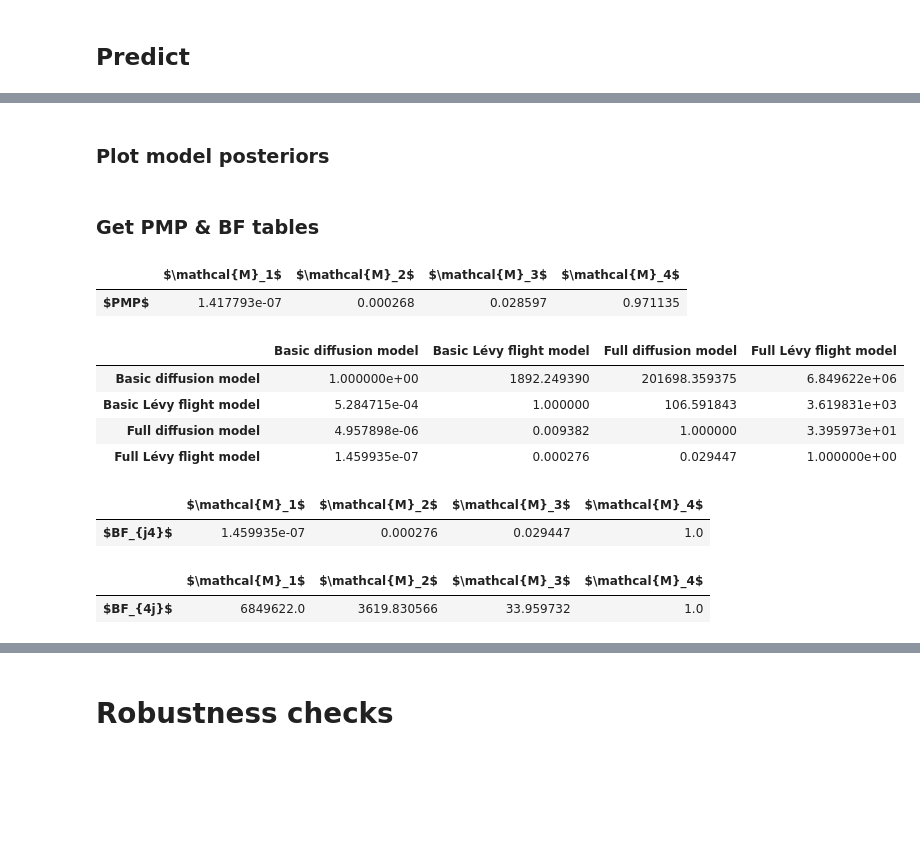
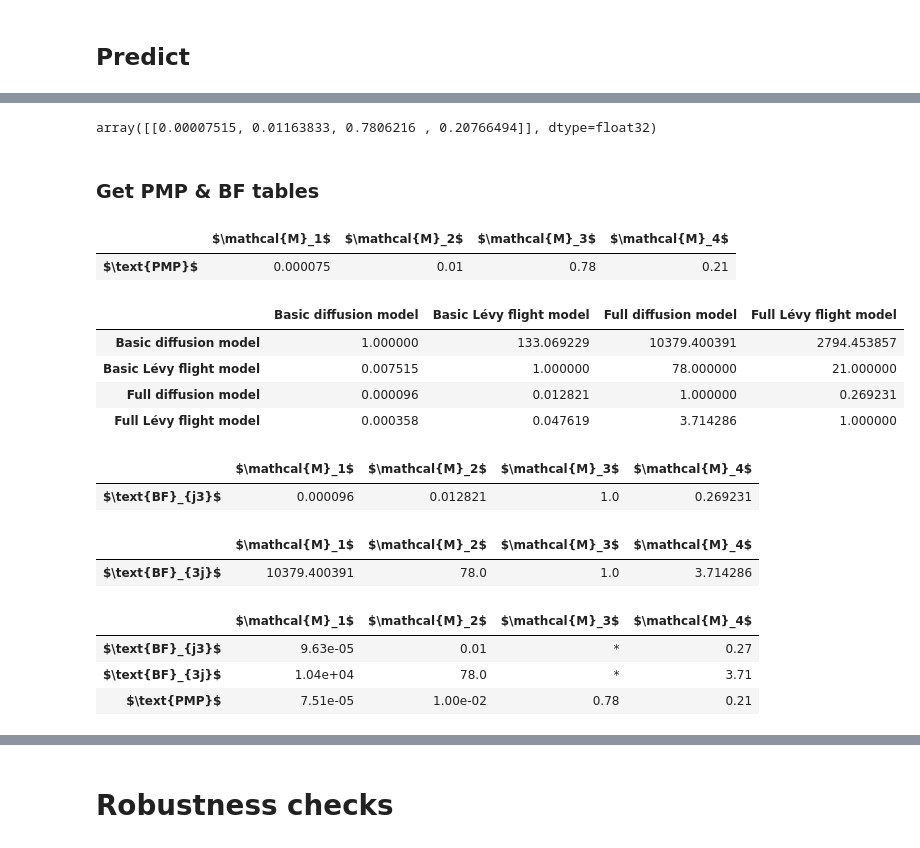
Before and after one commit to bayesflow-org/Hierarchical-Model-Comparison, a Jupyter notebook: notebooks/03_levy_flight_application/05_apply_networks.ipynb, the cells around one changed output, grey strips where cells are left out. Saved outputs shown, nothing was run; the diff lists cells and outputs as text; code cells hidden in the pictures; blank space fills up the shorter version.

```diff
--- a/notebooks/03_levy_flight_application/05_apply_networks.ipynb
+++ b/notebooks/03_levy_flight_application/05_apply_networks.ipynb
@@ -77,0 +47,12 @@ Networks loaded from c:\Users\lasse\documents\hierarchical_model_comparison_proj
+# %%
+summary_net, probability_net, amortizer = setup_network(
+    summary_net_settings=summary_meta_diffusion,
+    inference_net_settings=probability_meta_diffusion,
+    loss_fun=partial(bf.losses.log_loss, label_smoothing=None)
+)
+
+checkpoint_path = "checkpoints/finetune"
+trainer = bf.trainers.Trainer(
+    amortizer=amortizer,
+    checkpoint_path=checkpoint_path
+)
@@ -91,5 +71,3 @@ labels_verbose = [
 ]
 
 labels = ["$\mathcal{M}_1$", "$\mathcal{M}_2$", "$\mathcal{M}_3$", "$\mathcal{M}_4$"]
-# %% [markdown]
-### Plot model posteriors
@@ -103,10 +74,14 @@ labels = ["$\mathcal{M}_1$", "$\mathcal{M}_2$", "$\mathcal{M}_3$", "$\mathcal{M}
+# %%
+preds = np.array(probability_net.posterior_probs(summary_net(empirical_data)))
+preds
+# %% [output]
+array([[0.00007515, 0.01163833, 0.7806216 , 0.20766494]], dtype=float32)
 # %% [markdown]
 ### Get PMP & BF tables
 # %%
 # Get posterior model probabilities
-
-pmp_table = pd.DataFrame(preds["m_probs"], index=["$\text{PMP}$"], columns=labels)
+pmp_table = pd.DataFrame(preds, index=["$\text{PMP}$"], columns=labels)
 pmp_table
 # %% [output]
 |  | $\mathcal{M}_1$ | $\mathcal{M}_2$ | $\mathcal{M}_3$ | $\mathcal{M}_4$ |
-| $PMP$ | 1.417793e-07 | 0.000268 | 0.028597 | 0.971135 |
+| $\text{PMP}$ | 0.000075 | 0.01 | 0.78 | 0.21 |
@@ -117,41 +88,40 @@ pmp_table
 # %%
 # Get Bayes Factors
-
 bfs = []
 
 for model in range(4):
-    for model_prob in preds["m_probs"]:
-        model_bfs = model_prob / preds["m_probs"][0][model]
-        # bfs.append(model_bfs.round(2))
+    for model_prob in preds:
+        model_bfs = model_prob / preds[0][model]
         bfs.append(model_bfs)
 
 bf_table_all = pd.DataFrame(bfs, index=labels_verbose, columns=labels_verbose)
 bf_table_all
 # %% [output]
 |  | Basic diffusion model | Basic Lévy flight model | Full diffusion model | Full Lévy flight model |
-| Basic diffusion model | 1.000000e+00 | 1892.249390 | 201698.359375 | 6.849622e+06 |
-| Basic Lévy flight model | 5.284715e-04 | 1.000000 | 106.591843 | 3.619831e+03 |
-| Full diffusion model | 4.957898e-06 | 0.009382 | 1.000000 | 3.395973e+01 |
-| Full Lévy flight model | 1.459935e-07 | 0.000276 | 0.029447 | 1.000000e+00 |
+| Basic diffusion model | 1.000000 | 133.069229 | 10379.400391 | 2794.453857 |
+| Basic Lévy flight model | 0.007515 | 1.000000 | 78.000000 | 21.000000 |
+| Full diffusion model | 0.000096 | 0.012821 | 1.000000 | 0.269231 |
+| Full Lévy flight model | 0.000358 | 0.047619 | 3.714286 | 1.000000 |
 # %%
 # Select Bayes Factors for publication
+winning_model_index = np.argmax(preds)
 
 bfs_contra = pd.DataFrame(
-    bf_table_all.iloc[3, :].values.reshape(1, 4),
-    index=["$\text{BF}_{j4}$"],
+    bf_table_all.iloc[winning_model_index, :].values.reshape(1, 4),
+    index=["$\text{BF}_{" + "j" + f"{winning_model_index+1}" + "}$"],
     columns=labels,
 )
 bfs_contra
 # %% [output]
 |  | $\mathcal{M}_1$ | $\mathcal{M}_2$ | $\mathcal{M}_3$ | $\mathcal{M}_4$ |
-| $BF_{j4}$ | 1.459935e-07 | 0.000276 | 0.029447 | 1.0 |
+| $\text{BF}_{j3}$ | 0.000096 | 0.012821 | 1.0 | 0.269231 |
 # %%
 bfs_pro = pd.DataFrame(
-    bf_table_all.iloc[:, 3].values.reshape(1, 4),
-    index=["$\text{BF}_{4j}$"],
+    bf_table_all.iloc[:, winning_model_index].values.reshape(1, 4),
+    index=["$\text{BF}_{" +  f"{winning_model_index+1}" + "j}$"],
     columns=labels,
 )
 bfs_pro
 # %% [output]
 |  | $\mathcal{M}_1$ | $\mathcal{M}_2$ | $\mathcal{M}_3$ | $\mathcal{M}_4$ |
-| $BF_{4j}$ | 6849622.0 | 3619.830566 | 33.959732 | 1.0 |
+| $\text{BF}_{3j}$ | 10379.400391 | 78.0 | 1.0 | 3.714286 |
@@ -176 +128,28 @@ bfs_pro
+# %%
+# Create table for publication
+for m in range(4):
+    if bfs_contra.iloc[0, m] < 0.01:  # only resort to scientific notation when needed
+        bfs_contra.iloc[0, m] = f"{bfs_contra.iloc[0, m]:.2e}"
+    else:
+        bfs_contra.iloc[0, m] = bfs_contra.iloc[0, m].round(2)
+
+    if bfs_pro.iloc[0, m] > 100:  # only resort to scientific notation when needed
+        bfs_pro.iloc[0, m] = f"{bfs_pro.iloc[0, m]:.2e}"
+    else:
+        bfs_pro.iloc[0, m] = bfs_pro.iloc[0, m].round(2)
+
+    if pmp_table.iloc[0, m] < 0.01:
+        pmp_table.iloc[0, m] = f"{pmp_table.iloc[0, m]:.2e}"
+    else:
+        pmp_table.iloc[0, m] = pmp_table.iloc[0, m].round(2)
+
+bfs_contra.iloc[0, winning_model_index] = "*"  # replace 1s of preferred model
+bfs_pro.iloc[0, winning_model_index] = "*"  # replace 1s of preferred model
+results_table = pd.concat([bfs_contra, bfs_pro, pmp_table])
+results_table
+# %% [output]
+|  | $\mathcal{M}_1$ | $\mathcal{M}_2$ | $\mathcal{M}_3$ | $\mathcal{M}_4$ |
+| $\text{BF}_{j3}$ | 9.63e-05 | 0.01 | * | 0.27 |
+| $\text{BF}_{3j}$ | 1.04e+04 | 78.0 | * | 3.71 |
+| $\text{PMP}$ | 7.51e-05 | 1.00e-02 | 0.78 | 0.21 |
 # %%
```
Also changed, not shown: parts of 16 cells of this notebook, 13 other files.
